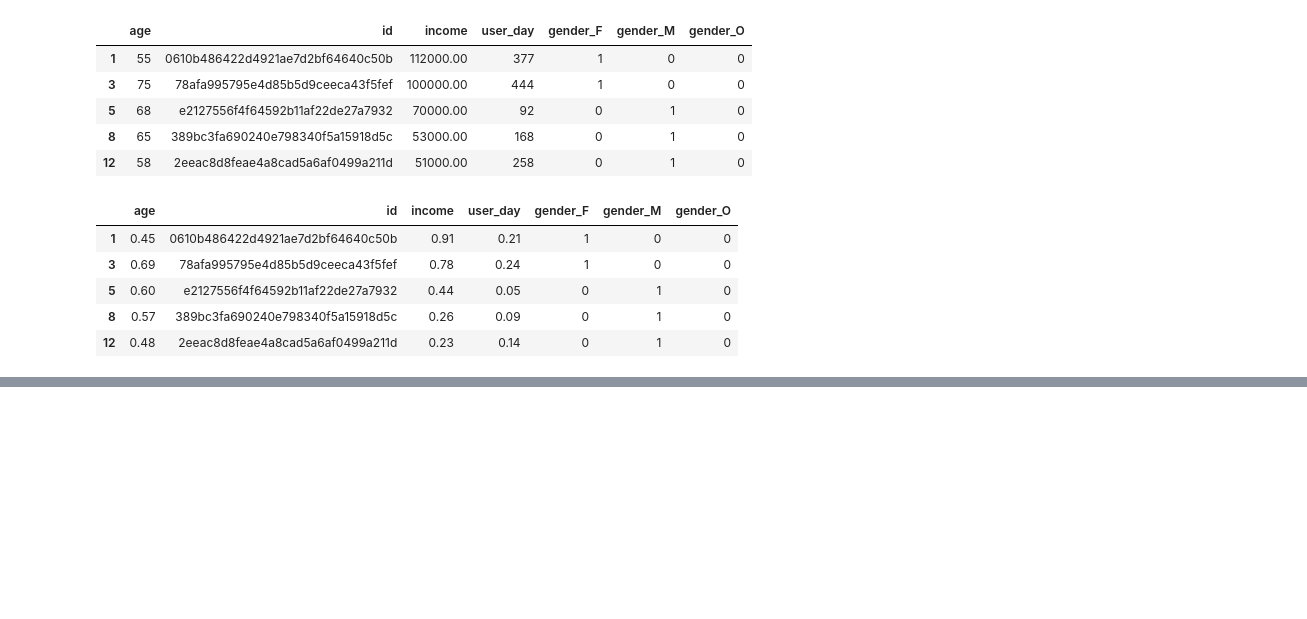
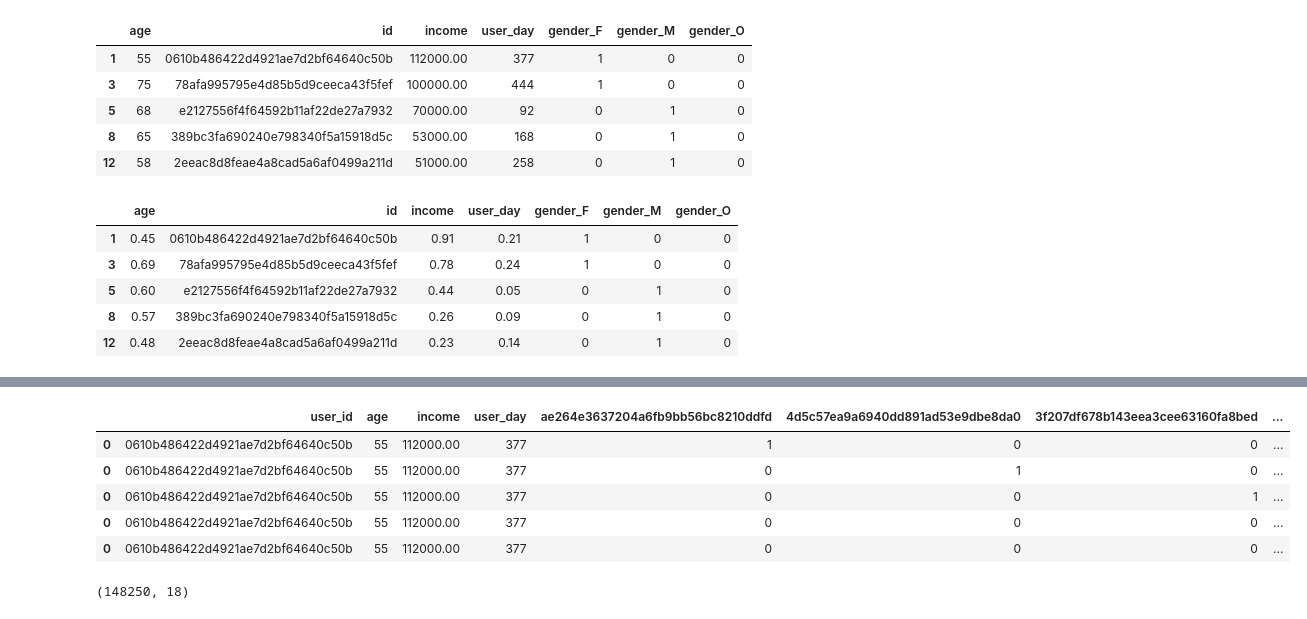
Before and after one commit to Morcu/starbucks_offers, a Jupyter notebook: completed_offers.ipynb, the cells around one changed output, grey strips where cells are left out. Cells and saved outputs as stored; diff of their text form; code cells hidden in the pictures; blank space fills up the shorter version.

```diff
--- a/completed_offers.ipynb
+++ b/completed_offers.ipynb
@@ -498,0 +536,10 @@ x_dataset.to_pickle("./x_dataset.pkl")
+# %%
+y_dataset4 = pd.get_dummies(y_dataset4, columns=['gender'])
+y_dataset4.head()
+# %% [output]
+|  | user_id | age | income | user_day | ae264e3637204a6fb9bb56bc8210ddfd | 4d5c57ea9a6940dd891ad53e9dbe8da0 | 3f207df678b143eea3cee63160fa8bed | ... |
+| 0 | 0610b486422d4921ae7d2bf64640c50b | 55 | 112000.00 | 377 | 1 | 0 | 0 | ... |
+| 0 | 0610b486422d4921ae7d2bf64640c50b | 55 | 112000.00 | 377 | 0 | 1 | 0 | ... |
+| 0 | 0610b486422d4921ae7d2bf64640c50b | 55 | 112000.00 | 377 | 0 | 0 | 1 | ... |
+| 0 | 0610b486422d4921ae7d2bf64640c50b | 55 | 112000.00 | 377 | 0 | 0 | 0 | ... |
+| 0 | 0610b486422d4921ae7d2bf64640c50b | 55 | 112000.00 | 377 | 0 | 0 | 0 | ... |
@@ -498,0 +555,5 @@ x_dataset.to_pickle("./x_dataset.pkl")
+# %%
+y_dataset4 = pd.read_pickle("./y_dataset4.pkl")
+y_dataset4.shape
+# %% [output]
+(148250, 18)
```
Also changed, not shown: parts of 10 cells of this notebook, 4 other files.
